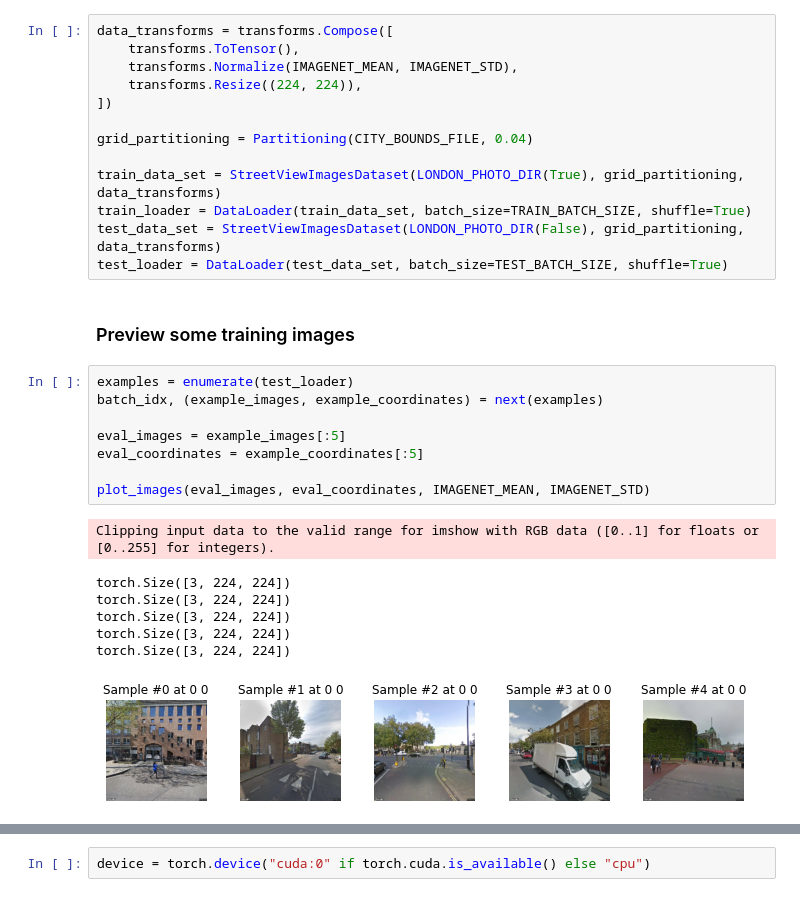
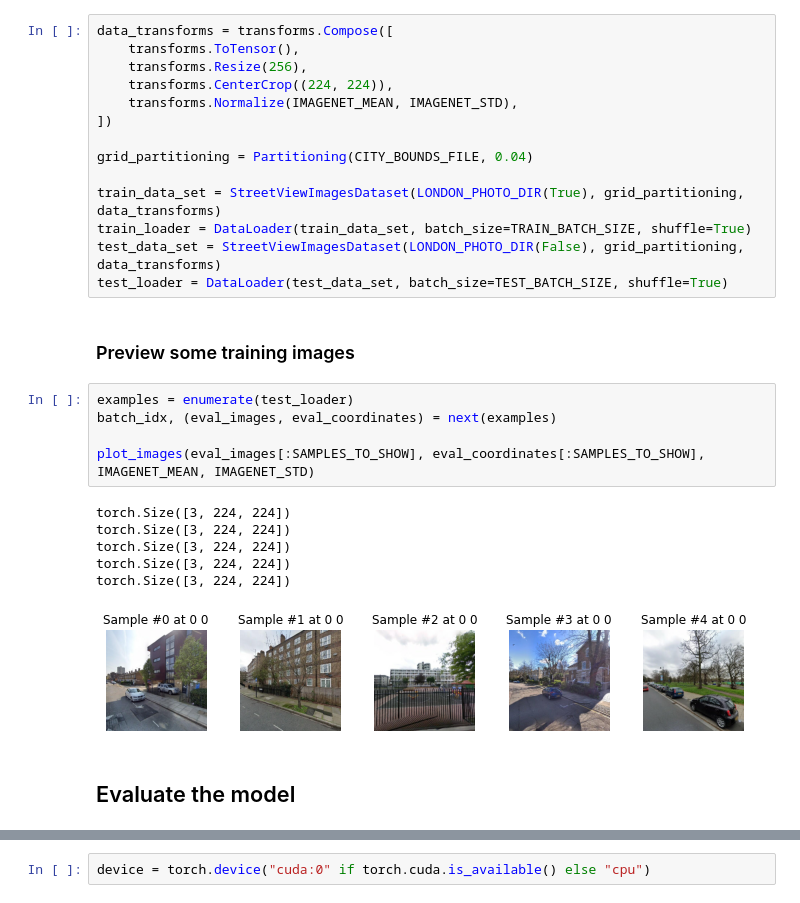
Before and after one commit to JLuij/CV-GeoGuessr, a Jupyter notebook: notebooks/ResNet50.ipynb, the cells around one changed output, grey strips where cells are left out. Cells and saved outputs as stored; diff of their text form.

```diff
--- a/notebooks/ResNet50.ipynb
+++ b/notebooks/ResNet50.ipynb
@@ -80,8 +92,9 @@ Estimated Total Size (MB): 384.62
 # %%
 data_transforms = transforms.Compose([
     transforms.ToTensor(),
+    transforms.Resize(256),
+    transforms.CenterCrop((224, 224)),
     transforms.Normalize(IMAGENET_MEAN, IMAGENET_STD),
-    transforms.Resize((224, 224)),
 ])
 
 grid_partitioning = Partitioning(CITY_BOUNDS_FILE, 0.04)
@@ -94,20 +107,18 @@ test_loader = DataLoader(test_data_set, batch_size=TEST_BATCH_SIZE, shuffle=True
 ### Preview some training images
 # %%
 examples = enumerate(test_loader)
-batch_idx, (example_images, example_coordinates) = next(examples)
+batch_idx, (eval_images, eval_coordinates) = next(examples)
 
-eval_images = example_images[:5]
-eval_coordinates = example_coordinates[:5]
-
-plot_images(eval_images, eval_coordinates, IMAGENET_MEAN, IMAGENET_STD)
+plot_images(eval_images[:SAMPLES_TO_SHOW], eval_coordinates[:SAMPLES_TO_SHOW], IMAGENET_MEAN, IMAGENET_STD)
 # %% [output]
-Clipping input data to the valid range for imshow with RGB data ([0..1] for floats or [0..255] for integers).
+torch.Size([3, 224, 224])
+torch.Size([3, 224, 224])
+torch.Size([3, 224, 224])
+torch.Size([3, 224, 224])
+torch.Size([3, 224, 224])
-torch.Size([3, 224, 224])
-torch.Size([3, 224, 224])
-torch.Size([3, 224, 224])
-torch.Size([3, 224, 224])
-torch.Size([3, 224, 224])
-[figure, old version]
+[figure, new version]
+# %% [markdown]
+## Evaluate the model
 # %%
 resnet50.eval()
 
```
Also changed, not shown: parts of 8 cells of this notebook, 3 other files.
